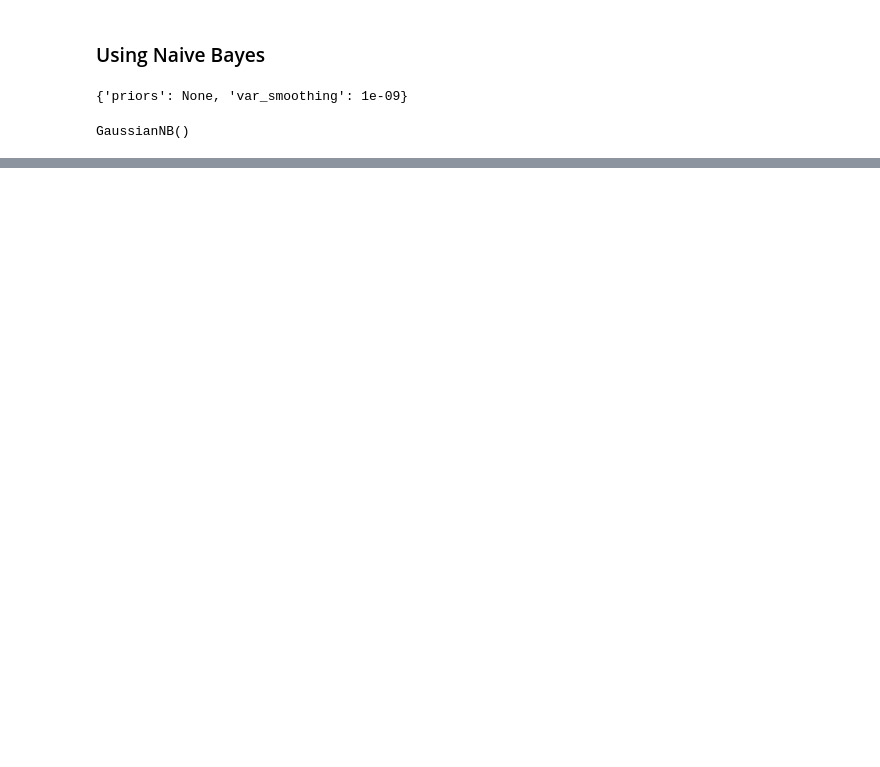
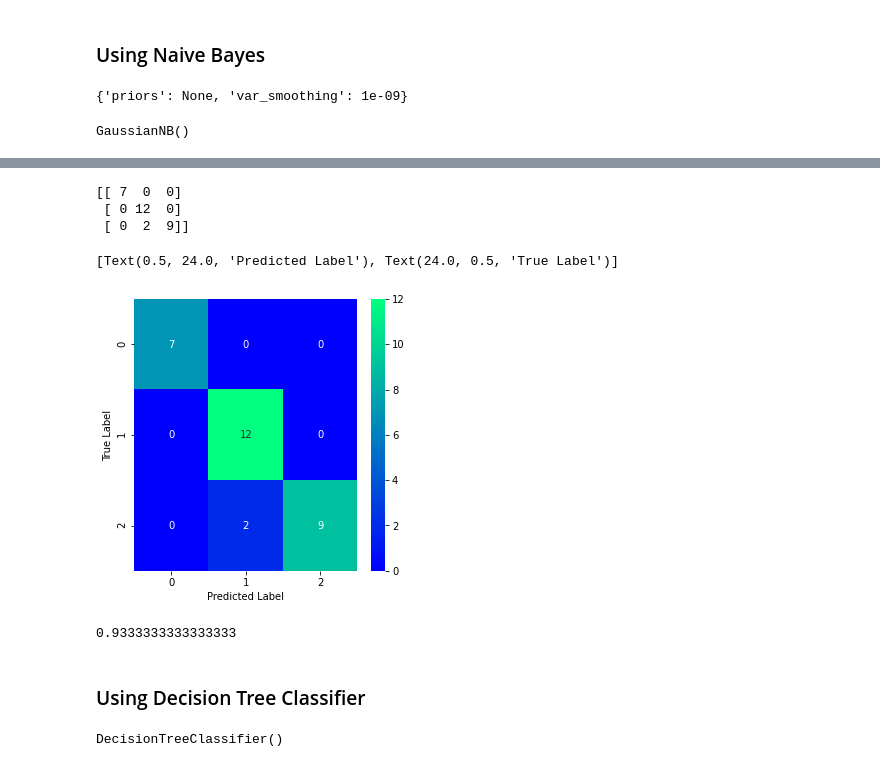
Before and after one commit to GKPSingh/Iris-Predictor-Model, a Jupyter notebook: Iris Predictor.ipynb, the cells around one changed output, grey strips where cells are left out. Cells and saved outputs as stored; diff of their text form; code cells hidden in the pictures; blank space fills up the shorter version.

```diff
--- a/Iris Predictor.ipynb
+++ b/Iris Predictor.ipynb
@@ -483,0 +490,19 @@ from sklearn.ensemble import GradientBoostingClassifier
+# %%
+print(confusion_matrix(y_test, y_preds))
+# %% [output]
+[[ 7  0  0]
+ [ 0 12  0]
+ [ 0  2  9]]
+# %%
+fig, ax = plt.subplots(figsize = (5,5))
+ax = sns.heatmap(confusion_matrix(y_test, y_preds), cmap = 'winter', annot = True)
+ax.set(xlabel = 'Predicted Label', ylabel = 'True Label')
+# %% [output]
+[Text(0.5, 24.0, 'Predicted Label'), Text(24.0, 0.5, 'True Label')]
+[figure, added]
+# %%
+accuracy_score(y_test, y_preds)
+# %% [output]
+0.9333333333333333
+# %% [markdown]
+### Using Decision Tree Classifier
@@ -483,0 +512,4 @@ from sklearn.ensemble import GradientBoostingClassifier
+# %%
+dtc.fit(X_train, y_train)
+# %% [output]
+DecisionTreeClassifier()
```
Also changed, not shown: parts of 68 cells of this notebook.
